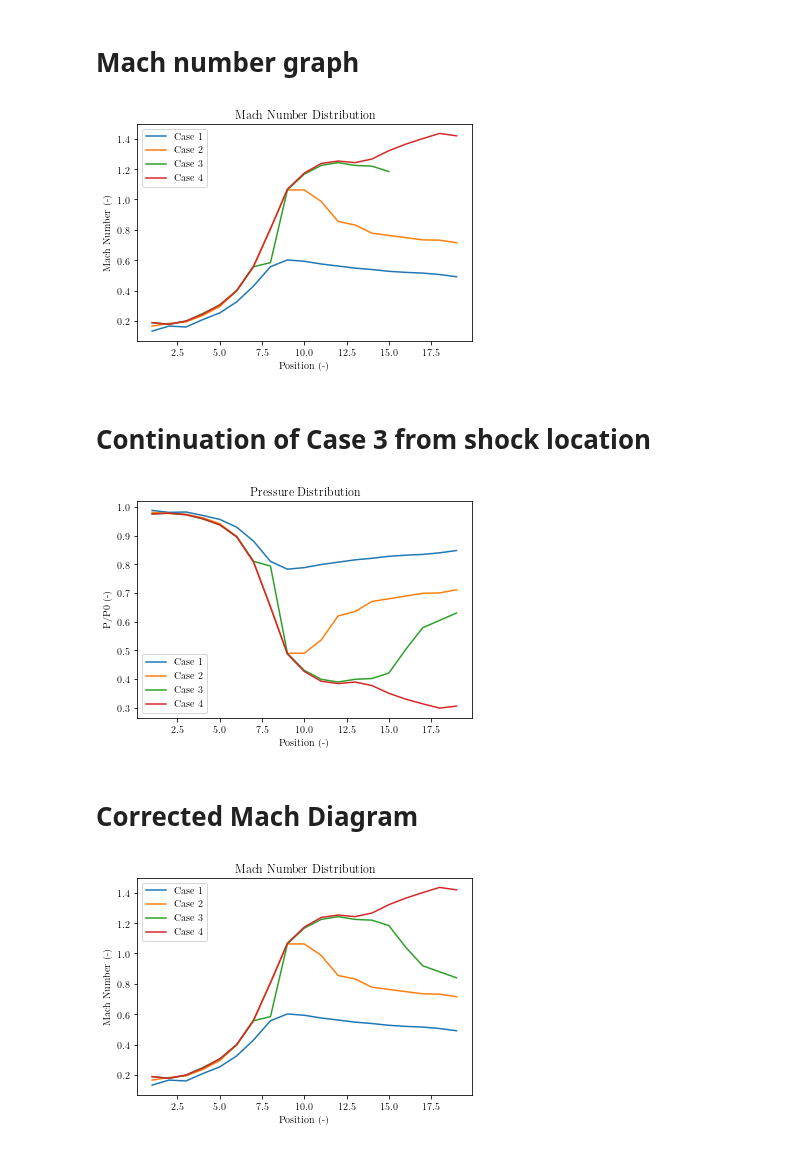
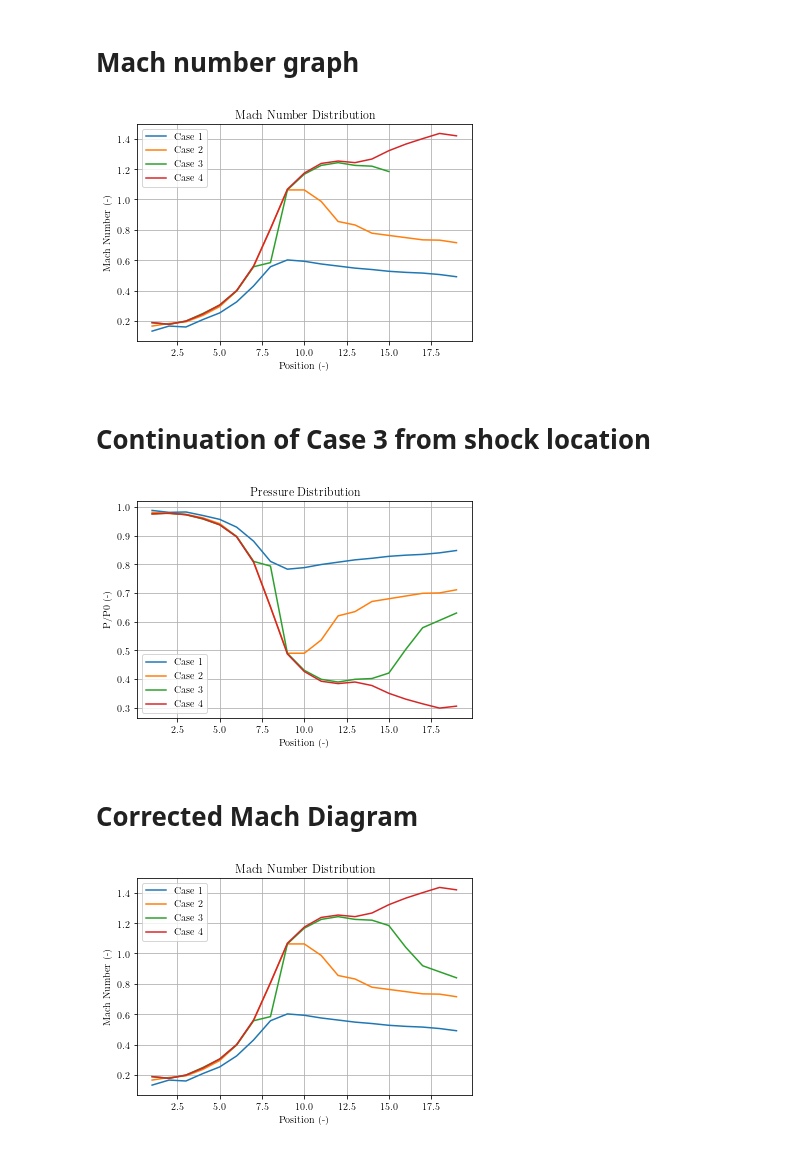
Before and after one commit to lpender3672/MEng-CW, a Jupyter notebook: IIA/3A3/Supersonic_Nozzle/analysis.ipynb, the cells around one changed output. Saved outputs shown, nothing was run; the diff lists cells and outputs as text; code cells hidden in the pictures.

```diff
--- a/IIA/3A3/Supersonic_Nozzle/analysis.ipynb
+++ b/IIA/3A3/Supersonic_Nozzle/analysis.ipynb
@@ -122,9 +122,10 @@ plt.xlabel('Position (-)')
 plt.ylabel('Mach Number (-)')
 plt.title('Mach Number Distribution')
 plt.legend()
+plt.grid()
 plt.show()
 # %% [output]
-[figure, old version]
+[figure, new version]
 # %% [markdown]
 # Continuation of Case 3 from shock location
 # %%
@@ -135,34 +136,35 @@ def Ms_from_M(M):
 
 def rP0s_from_M(M):
     g = 1.4
     return (((g + 1) / 2 * M**2) / (1 + (g - 1) / 2 * M **2)) ** (g / (g - 1)) * (2 * g / (g + 1) * M**2 - (g - 1) / (g + 1)) ** - (1 / (g - 1))
 
 
 MachNo_before_shock = C3_M[C3_SHOCK_LOCATION - 1]
 MachNo_after_shock = Ms_from_M(MachNo_before_shock)
 
 P0s = rP0s_from_M(MachNo_after_shock) * P0
 
 C3_rp_corrected = C3_rp.copy()
 C3_rp_corrected[C3_SHOCK_LOCATION:] *= P0 / P0s
 
 fig,ax = plt.subplots()
 ax.plot(C1[:,0], C1_rp, label='Case 1')
 # add error bars
 ax.plot(C2[:,0], C2_rp, label='Case 2')
 #ax.plot(C3[:,0], C3_rp, label='Case 3')
 ax.plot(C3[:,0], C3_rp_corrected, label='Case 3')
 ax.plot(C4[:,0], C4_rp, label='Case 4')
 
 plt.xlabel('Position (-)')
 plt.ylabel('P/P0 (-)')
 plt.title('Pressure Distribution')
+plt.grid()
 plt.legend()
 
 plt.savefig('pressure_ratio_distribution_corrected.png', dpi=300)
 plt.show()
 # %% [output]
-[figure, old version]
+[figure, new version]
 # %% [markdown]
 # Corrected Mach Diagram
 # %%
@@ -180,7 +182,8 @@ plt.xlabel('Position (-)')
 plt.ylabel('Mach Number (-)')
 plt.title('Mach Number Distribution')
 plt.legend()
+plt.grid()
 plt.savefig('mach_number_distribution_corrected.png', dpi=300)
 plt.show()
 # %% [output]
-[figure, old version]
+[figure, new version]
```
Also changed, not shown: parts of 1 cell of this notebook, 5 other files.
